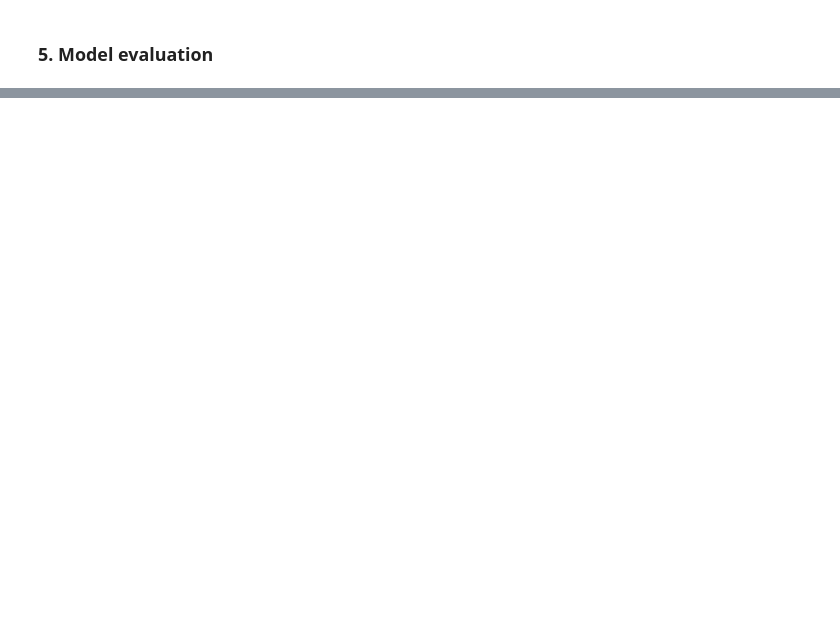
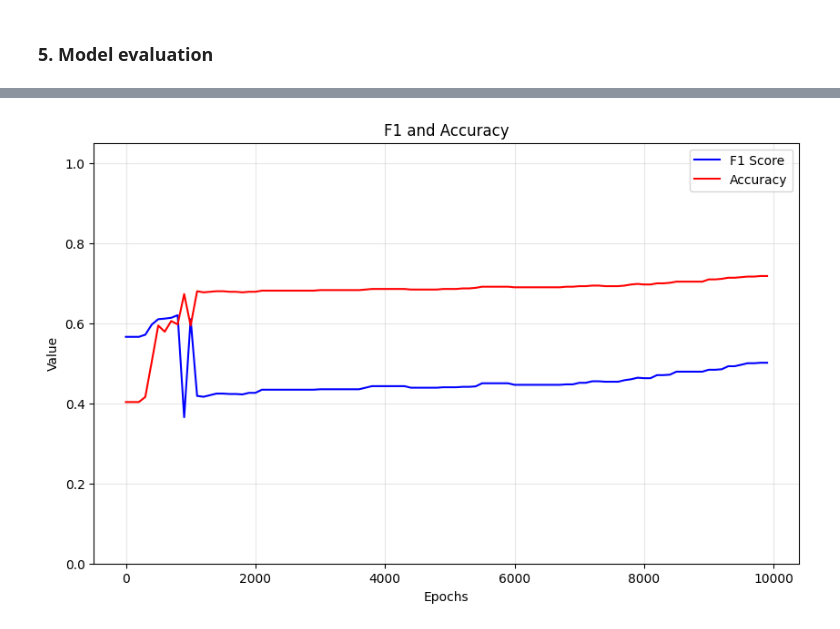
Before and after one commit to PNT131ITMO/5.AIS, a Jupyter notebook: Lab1/lab1.ipynb, the cells around one changed output, grey strips where cells are left out. Saved outputs shown, nothing was run; the diff lists cells and outputs as text; code cells hidden in the pictures; blank space fills up the shorter version.

```diff
--- a/Lab1/lab1.ipynb
+++ b/Lab1/lab1.ipynb
@@ -382,20 +377,22 @@ class LogisticRegression:
         y_pred_proba = torch.clamp(y_pred_proba, epsilon, 1 - epsilon)
         return -torch.mean(y_true * torch.log(y_pred_proba) + (1 - y_true) * torch.log(1 - y_pred_proba))
 
-    def calc_metrics(self, y_true: torch.Tensor, y_pred_proba: torch.Tensor) -> dict:
+    def calc_metrics(self, y: torch.Tensor, y_pred_proba: torch.Tensor) -> dict:
+
         y_pred_class = (y_pred_proba > 0.5).float()
 
-        accuracy = torch.mean((y_pred_class == y_true).float())
+        accuracy = torch.mean((y_pred_class == y).float())
 
-        true_positives = torch.sum((y_pred_class == 1) & (y_true == 1))
+        true_positives = torch.sum((y_pred_class == 1) & (y == 1))
         predicted_positives = torch.sum(y_pred_class == 1)
-        actual_positives = torch.sum(y_true == 1)
+        actual_positives = torch.sum(y == 1)
 
         precision = true_positives / (predicted_positives + 1e-8)
         recall = true_positives / (actual_positives + 1e-8)
+
         f1 = 2 * (precision * recall) / (precision + recall + 1e-8)
 
-        loss = self.binary_cross_entropy(y_true, y_pred_proba)
+        loss = self.binary_cross_entropy(y, y_pred_proba)
 
         return {
             'accuracy': accuracy.item(),
@@ -417,7 +414,7 @@ class LogisticRegression:
 
         num_samples, num_features = X.shape
 
-        self.weights = torch.randn(num_features, 1, dtype=torch.float32) * 0.01
+        self.weights = torch.randn((num_features, 1), dtype=torch.float32) * 0.01
         self.bias = torch.zeros(1, dtype=torch.float32)
 
         for epoch in range(self.num_iterations):
@@ -459,6 +456,25 @@ class LogisticRegression:
             raise ValueError("y must have shape (num_samples, 1).")
         y_pred_proba = self.predict_proba(X)
         return self.calc_metrics(y, y_pred_proba)
+
+    def plot_f1_accuracy(self):
+        f1_scores = [metrics['f1'] for metrics in self.metric_his]
+        accuracies = [metrics['accuracy'] for metrics in self.metric_his]
+
+        epochs = [i * 100 for i in range(len(self.metric_his))]
+
+        plt.figure(figsize=(10, 6))
+
+        plt.plot(epochs, f1_scores, 'blue', label='F1 Score')
+        plt.plot(epochs, accuracies, 'red', label='Accuracy')
+
+        plt.xlabel('Epochs')
+        plt.ylabel('Value')
+        plt.title('F1 and Accuracy')
+        plt.legend()
+        plt.grid(alpha=0.3)
+        plt.ylim(0, 1.05)
+        plt.show()
 # %% [markdown]
 ### 4. Model Training
 # %%
@@ -574,0 +608,4 @@ Epoch 900: Loss=0.5582994818687439, Accuracy=0.7106741666793823, F1=0.4849999845
+# %%
+model.plot_f1_accuracy()
+# %% [output]
+[figure, added]
```
Also changed, not shown: parts of 14 cells of this notebook.
